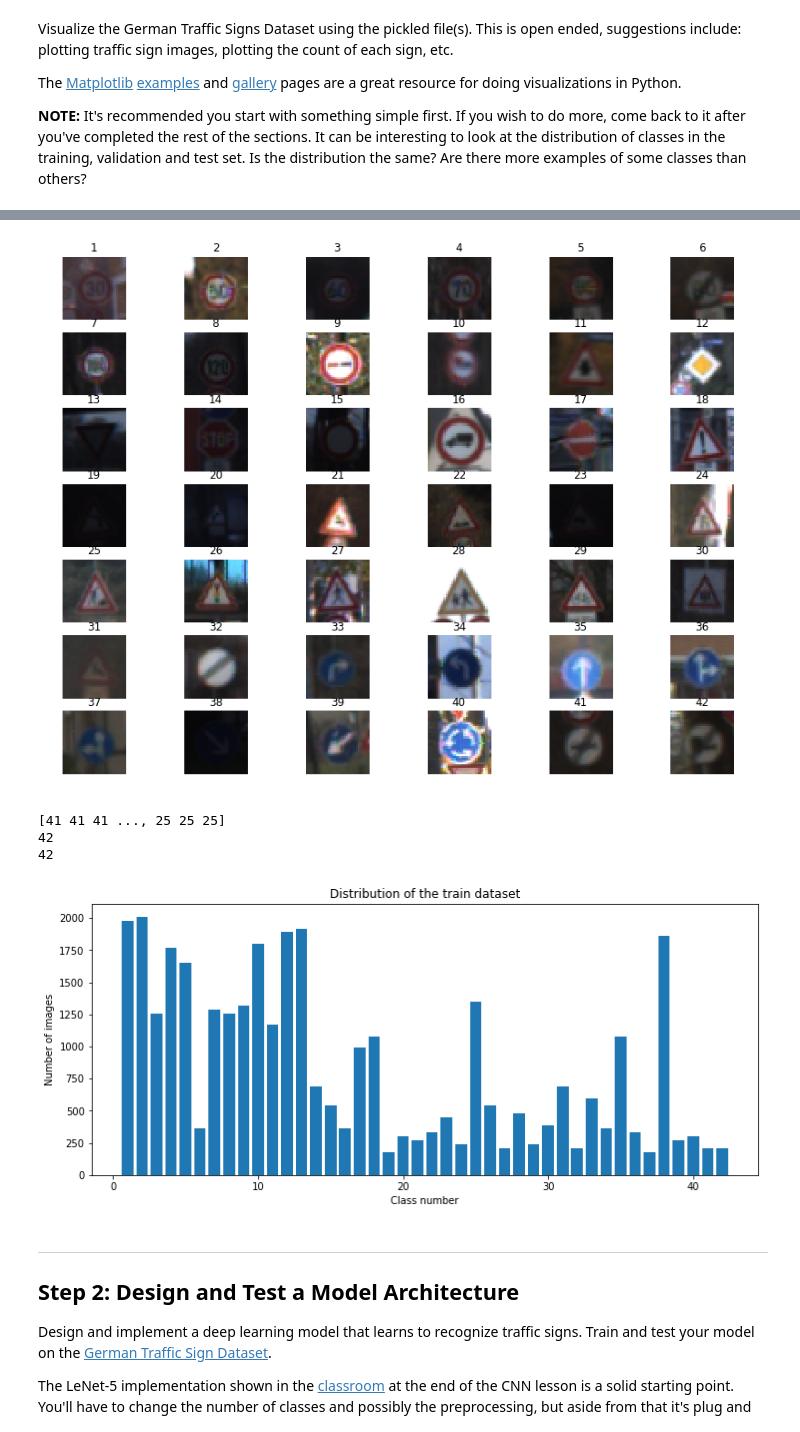
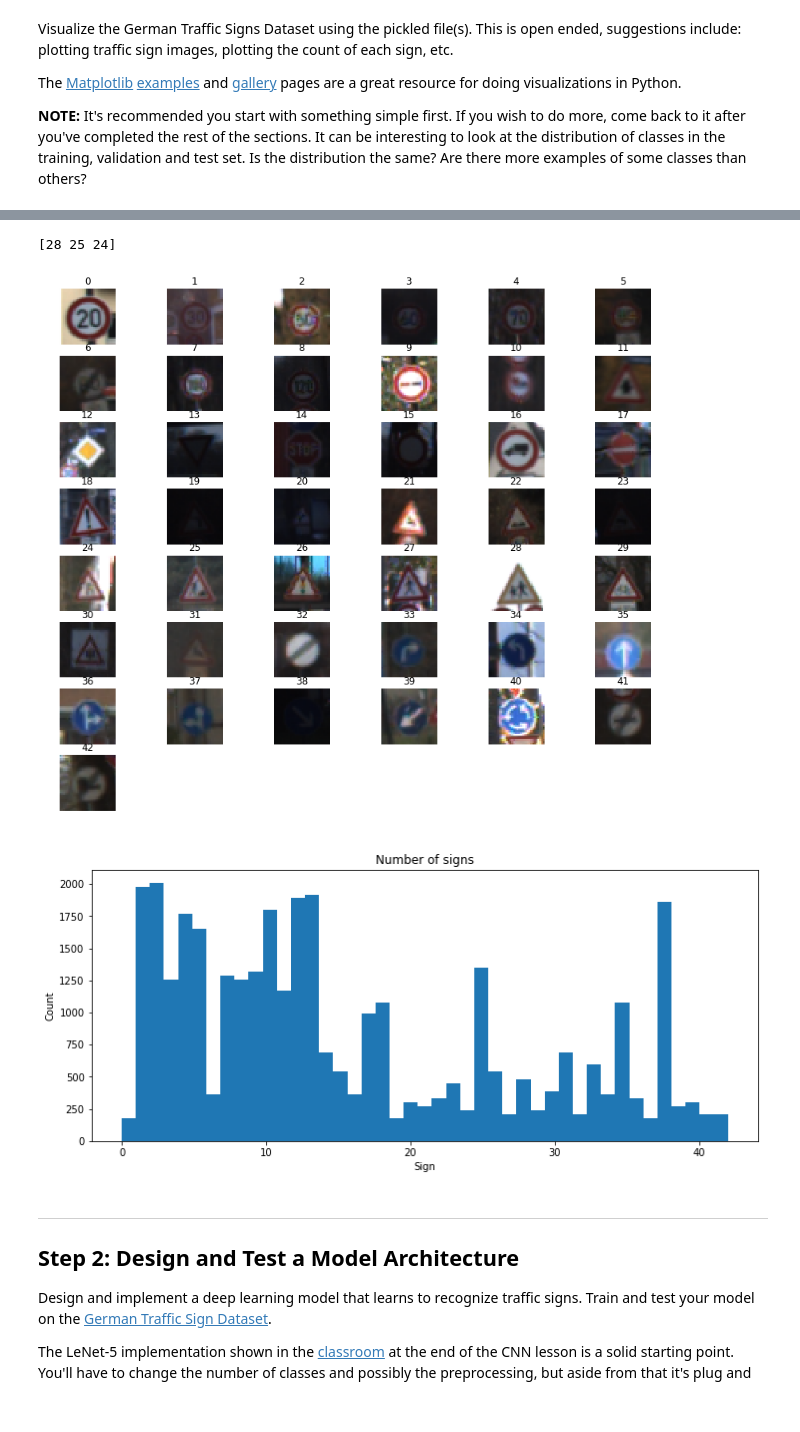
Before and after one commit to GunSik2/CarND-Traffic-Sign-Classifier-Project, a Jupyter notebook: Traffic_Sign_Classifier.ipynb, the cells around one changed output, grey strips where cells are left out. Saved outputs shown, nothing was run; the diff lists cells and outputs as text; code cells hidden in the pictures.

Commit message:
traffic sign added

```diff
--- a/Traffic_Sign_Classifier.ipynb
+++ b/Traffic_Sign_Classifier.ipynb
@@ -128,42 +124,34 @@ imshow(X_test[num], y_test[num])
 # %%
 # plotting all types of traffic sign images
-import random
-import csv
-
-n_size = []
-def showAllLabel():
+def showAllLabelImage():
     fig = plt.figure(figsize=(14, 12))
-    for label in range(1, n_classes):
+    for label in range(0, n_classes):
         img = X_train[y_train == label]
-        n_size.append(len(img))
-        plt.subplot(8, 6, label)
+        plt.subplot(8, 6, label + 1)
         plt.title(str(label))
         plt.axis('off')
         plt.imshow(img[0])
     plt.show()
 
-showAllLabel()
+def print_norm_image(image_idx):
+    print(X_train[image_idx, 0, 0, :]) # pixel comparison (automatically color bounded values, why?)
+
+print_norm_image(0)
+showAllLabelImage()
 # %% [output]
+[28 25 24]
-[figure, old version]
+[figure, new version]
 # %%
 # plotting the count of each sign
-
-print(y_train)
-r = range(1, n_classes)
-print(len(r))
-print(len(n_size))
-
 plt.figure(figsize=(12, 5))
-plt.bar(range(1, n_classes), n_size)
-plt.title("Distribution of the train dataset")
-plt.xlabel("Class number")
-plt.ylabel("Number of images")
+plt.hist(y_train, bins=n_classes)
+plt.title('Number of signs')
+plt.xlabel('Sign')
+plt.ylabel('Count')
+plt.plot()
 plt.show()
 # %% [output]
-[41 41 41 ..., 25 25 25]
-42
-42
-[figure, old version]
+[figure, new version]
 # %% [markdown]
 ----
 
```
Also changed, not shown: parts of 16 cells of this notebook, 12 other files.
